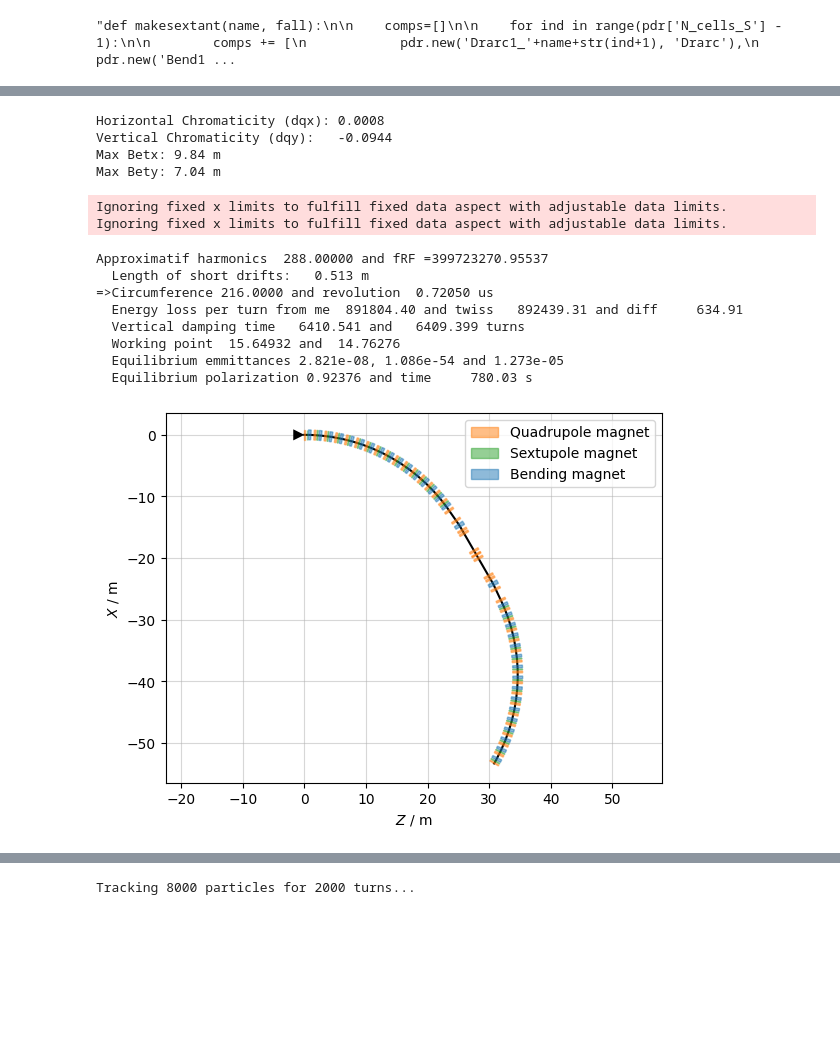
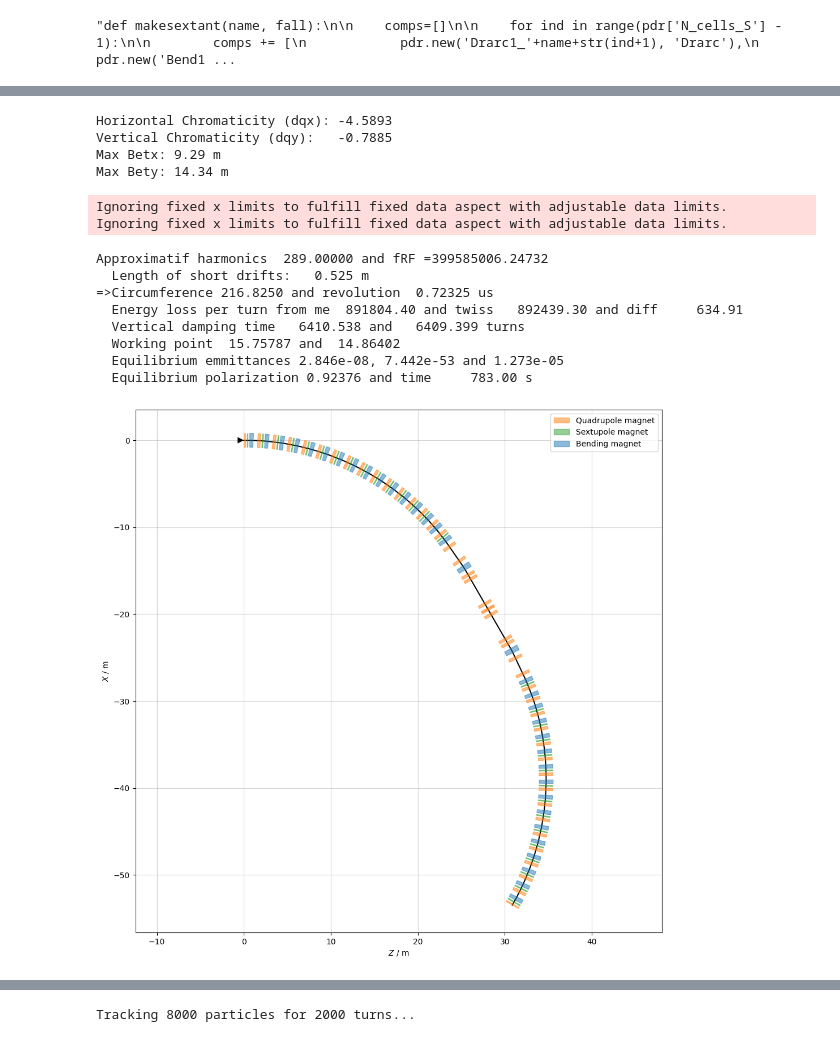
Before and after one commit to Maddie-jpg/polarizer-ring-studies, a Jupyter notebook: sextupole positioning workflow_design2.ipynb, the cells around one changed output, grey strips where cells are left out. Saved outputs shown, nothing was run; the diff lists cells and outputs as text; code cells hidden in the pictures; blank space fills up the shorter version.

```diff
--- a/sextupole positioning workflow_design2.ipynb
+++ b/sextupole positioning workflow_design2.ipynb
@@ -70,18 +113,18 @@ pdr.new('SDDS', xt.Sextupole, length='l_sext',k2='kSD')
 #makesextant function
 def makesextant ( name, fall ):
     comps = [ ]
-    comps = comps + [pdr.new('Drarc0_'+name+str(0),'Drarc2'),pdr.new('SFA0_'+name+str(0),'SFDS')]
+    #comps = comps + [pdr.new('Drarc0_'+name+str(0),'Drarc2'),pdr.new('SFA0_'+name+str(0),'SFDS')]
     for ind in range( pdr['N_cells_S'] - 1 ):  # regular arc cells
-
+       comps = comps + [pdr.new('Drarc0_'+name+str(ind+1),'Drarc2'),pdr.new('SFA0_'+name+str(ind+1),'SFDS')]
        comps = comps + [ pdr.new('Drarc1_'+ name + str(ind+1), 'Drarc2'), pdr.new('Bend1_' + name + str(ind+1), 'Bend')]
        comps = comps + [ pdr.new('Drarc2_'+ name + str(ind+1), 'Drarc'), pdr.new('QDA_' + name + str(ind+1), 'QDarc')]
        comps = comps + [pdr.new('Drarc3_'+name+str(ind+1),'Drarc2'),pdr.new('SDA_'+name+str(ind+1),'SDDS')]
        comps = comps + [ pdr.new('Drarc4_'+ name + str(ind+1), 'Drarc2'), pdr.new('Bend2_' + name + str(ind+1), 'Bend')]
        comps = comps + [ pdr.new('Drarc5_'+ name + str(ind+1), 'Drarc'), pdr.new('QFA_' + name + str(ind), 'QFarc')]
-       comps = comps + [pdr.new('Drarc6_'+name+str(ind+1),'Drarc2'),pdr.new('SFA_'+name+str(ind+1),'SFDS')]
+       #comps = comps + [pdr.new('Drarc6_'+name+str(ind+1),'Drarc2'),pdr.new('SFA_'+name+str(ind+1),'SFDS')]
     # Replace last QF and add last arc cell (matching quads) "by hand"
-    comps[-3] = pdr.new('QFAM_' + name + str(pdr['N_cells_S']), 'QFarcM' )
-    comps[-1] = pdr.new('SFAM_' + name + str(pdr['N_cells_S']), 'SFDS')
+    comps[-1] = pdr.new('QFAM_' + name + str(pdr['N_cells_S']), 'QFarcM' )
+    #comps = comps+ pdr.new('SFAM_' + name + str(pdr['N_cells_S']), 'SFDS')
     comps = comps + [pdr.new('DrarcS1_'+ name + str(ind+1), 'Drarc2'),pdr.new('Bend1_' + name + str(pdr['N_cells_S']), 'Bend')]
     comps = comps + [pdr.new('Drarc7_'+ name + str(ind+1), 'Drarc'), pdr.new('QDAM_' + name + str(pdr['N_cells_S']), 'QDarcM')]
     comps = comps + [pdr.new('Drarc75_'+name+str(ind+1),'Drarc2'),pdr.new('SDAM_'+name+str(ind+1),'SDDS')]
@@ -284,6 +395,7 @@ def SpuckParsAus( acc_tw, acc, lims, limy1, limy2, scK1, grname='NoGraph' ):
                f"= {tab_pan['k1l'][ind]/max(tab_pan['length'][ind],1e-6):7.4f}  " )
 # %%
 # One period from center of arc to center of arc
+plt.rcParams['figure.figsize'] = [12,12]
 period = makesextant( 'PR', 'symm') + ( -makesextant( 'PL', 'symm') )
 period.survey().plot()
 period_sliced = period.select()
@@ -292,21 +404,7 @@ period_sliced.cut_at_s( np.linspace(.05, period.get_length()-.05, int(period.get
 # Full ring without X-poles, RF and wigglers
 ring  = makesextant( '1R', 'right') + makesextant( '2L', 'left') + makesextant( '2R', 'right') + makesextant( '3L', 'left') + makesextant( '3R', 'right') + makesextant( '1L', 'left')
 
-def ChromCorrect(ksf, ksd, MakePlot=False):
 
-    opt_chrom = ring.match(
-        solve=False,
-        verbose=False,
-        method='4d',
-        vary=xt.VaryList([ksf, ksd], step=1e-3),
-        targets=xt.TargetSet(dqx=0., dqy=0., tol=1e-3))
-    opt_chrom.target_status()
-    opt_chrom.run_jacobian(n_steps=100)
-    opt_chrom.target_status()
-    # Print the final matched strengths
-
-    print(f"Matched kSF: {pdr.vars['kSF']._get_value():.6f}")
-    print(f"Matched kSD: {pdr.vars['kSD']._get_value():.6f}")
 
 #useful_functions.ChromCorrect(ring,'kSF', 'kSD')
 #useful_functions.SpuckParsAus( period_sliced.twiss(method='4d'), period,(0., 38.), (0., 10.), (0., 1.), .08, "Standard.pdf" )
@@ -320,43 +418,59 @@ pdr.new('RFCav',  xt.Cavity, length=1.5, frequency=fRF, voltage=VRF,
 ring.insert( pdr.new('RFCav_1', 'RFCav'), at='(l_tripl+l_quad)/2', from_='QDDoub_1R' )
 ring.configure_radiation(model='mean')
 ring.configure_bend_model(edge='full')
 ring_tw=ring.twiss(method='6d', radiation_integrals=True, eneloss_and_damping=True,
                    spin=True, polarization=True )
 print(f"Horizontal Chromaticity (dqx): {ring_tw.dqx:.4f}")
 print(f"Vertical Chromaticity (dqy):   {ring_tw.dqy:.4f}")
 print(f"Max Betx: {max(ring_tw.betx):.2f} m")
 print(f"Max Bety: {max(ring_tw.bety):.2f} m")
 
 ring.survey().plot()
 
 ring_tw.plot()
 ring_tw.plot('delta 3*(zeta+0.00504) x')
 
+def ChromCorrect(ksf, ksd, MakePlot=False):
+
+    opt_chrom = ring.match(
+        solve=False,
+        verbose=False,
+        method='6d',
+        vary=xt.VaryList([ksf, ksd], step=1e-3),
+        targets=xt.TargetSet(dqx=0., dqy=0., tol=1e-3))
+    opt_chrom.target_status()
+    opt_chrom.run_jacobian(n_steps=100)
+    opt_chrom.target_status()
+    # Print the final matched strengths
+
+    print(f"Matched kSF: {pdr.vars['kSF']._get_value():.6f}")
+    print(f"Matched kSD: {pdr.vars['kSD']._get_value():.6f}")
+
 
 print( f'\nApproximatif harmonics {fRF/fRev:10.5f} and fRF ={fRF:8.5f}' )
 # print( ring_tw.keys() )
 print( f"  Length of short drifts: {pdr['l_drift']:7.3f} m" )
 # print( ring_tw.keys() )
 print( f'=>Circumference {ring_tw.circumference:8.4f} and revolution {1e6*ring_tw.T_rev0:8.5f} us' )
 print( f'  Energy loss per turn from me {U0:10.2f} and twiss' +
        f'  {ring_tw.eneloss_turn:10.2f} and diff {ring_tw.eneloss_turn-U0:10.2f}' )
 print( f'  Vertical damping time {1/ring_tw.damping_constants_turns[1]:10.3f} and {2*E0/ring_tw.eneloss_turn:10.3f} turns' )
 print( f'  Working point{ring_tw.qx:10.5f} and{ring_tw.qy:10.5f}')
 print( f'  Equilibrium emmittances{ring_tw.eq_gemitt_x:10.3e},{ring_tw.eq_gemitt_y:10.3e} and{ring_tw.eq_gemitt_zeta:10.3e}'  )
 print( f'  Equilibrium polarization{ring_tw.spin_polarization_eq:8.5f} and time {ring_tw.spin_t_pol_buildup_s:10.2f} s')
 # %% [output]
-Horizontal Chromaticity (dqx): 0.0008
-Vertical Chromaticity (dqy):   -0.0944
-Max Betx: 9.84 m
-Max Bety: 7.04 m
+Horizontal Chromaticity (dqx): -4.5893
+Vertical Chromaticity (dqy):   -0.7885
+Max Betx: 9.29 m
+Max Bety: 14.34 m
 Ignoring fixed x limits to fulfill fixed data aspect with adjustable data limits.
 Ignoring fixed x limits to fulfill fixed data aspect with adjustable data limits.
-Approximatif harmonics  288.00000 and fRF =399723270.95537
-  Length of short drifts:   0.513 m
-=>Circumference 216.0000 and revolution  0.72050 us
-  Energy loss per turn from me  891804.40 and twiss   892439.31 and diff     634.91
-  Vertical damping time   6410.541 and   6409.399 turns
-  Working point  15.64932 and  14.76276
-  Equilibrium emmittances 2.821e-08, 1.086e-54 and 1.273e-05
-  Equilibrium polarization 0.92376 and time     780.03 s
+Approximatif harmonics  289.00000 and fRF =399585006.24732
+  Length of short drifts:   0.525 m
+=>Circumference 216.8250 and revolution  0.72325 us
+  Energy loss per turn from me  891804.40 and twiss   892439.30 and diff     634.91
+  Vertical damping time   6410.538 and   6409.399 turns
+  Working point  15.75787 and  14.86402
+  Equilibrium emmittances 2.846e-08, 7.442e-53 and 1.273e-05
+  Equilibrium polarization 0.92376 and time     783.00 s
-[figure, old version]
+[figure, new version]
```
Also changed, not shown: parts of 7 cells of this notebook.
